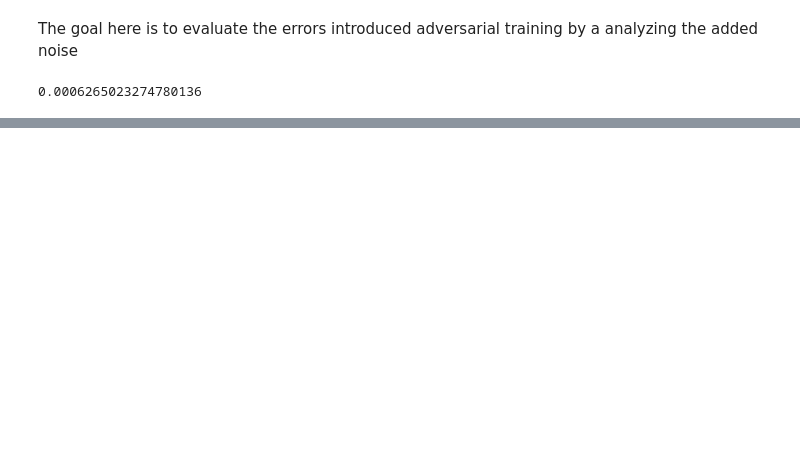
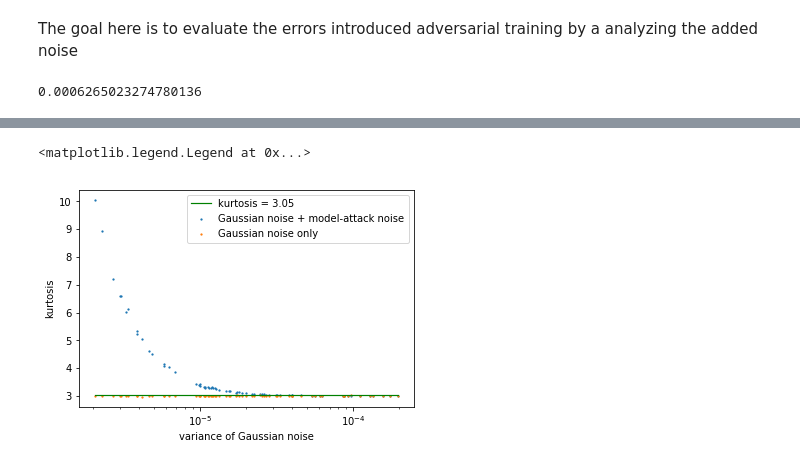
Before and after one commit to vorzawk/mdlAttack, a Jupyter notebook: mdlAttack_realNoiseHistograms.ipynb, the cells around one changed output, grey strips where cells are left out. Drawn from its saved outputs; the diff is of its cells as text; code cells hidden in the pictures; blank space fills up the shorter version.

```diff
--- a/mdlAttack_realNoiseHistograms.ipynb
+++ b/mdlAttack_realNoiseHistograms.ipynb
@@ -121,3 +118,24 @@ variance of model noise : 3.93e-07
+# %%
+# Plot the curves separately for variance values between 1e-6 and 1e-5. The goal is to be able to identify
+# a clear threshold for the kurtosis value.
+varListZ = []
+b2FNvalsZ = []
+b2FPvalsZ = []
+for idx, val in enumerate(varList):
+    if val >= 2e-6 and val <= 2e-4:
+        varListZ.append(val)
+        b2FNvalsZ.append(b2FNvals[idx])
+        b2FPvalsZ.append(b2FPvals[idx])
+plt.xscale('log')
+plt.scatter(varListZ, b2FNvalsZ, s=1.5, label='Gaussian noise + model-attack noise')
+plt.scatter(varListZ, b2FPvalsZ, s=1.5, label='Gaussian noise only')
+plt.plot(varListZ, [3.05]*len(varListZ), 'g', linewidth=1.2, label = 'kurtosis = 3.05')
+plt.xlabel('variance of Gaussian noise')
+plt.ylabel('kurtosis')
+plt.legend()
+# %% [output]
+<matplotlib.legend.Legend at 0x...>
+[figure, added]
 # %%
 plt.hist(sigmaArray)
 # %% [output]
```
Also changed, not shown: parts of 4 cells of this notebook.
